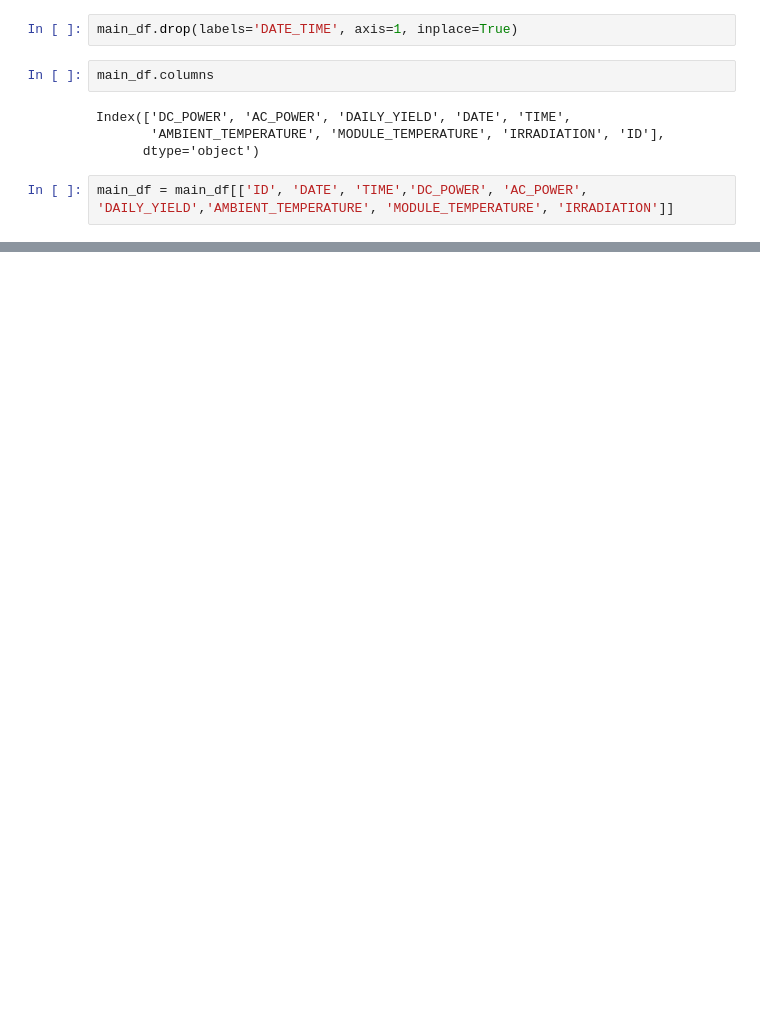
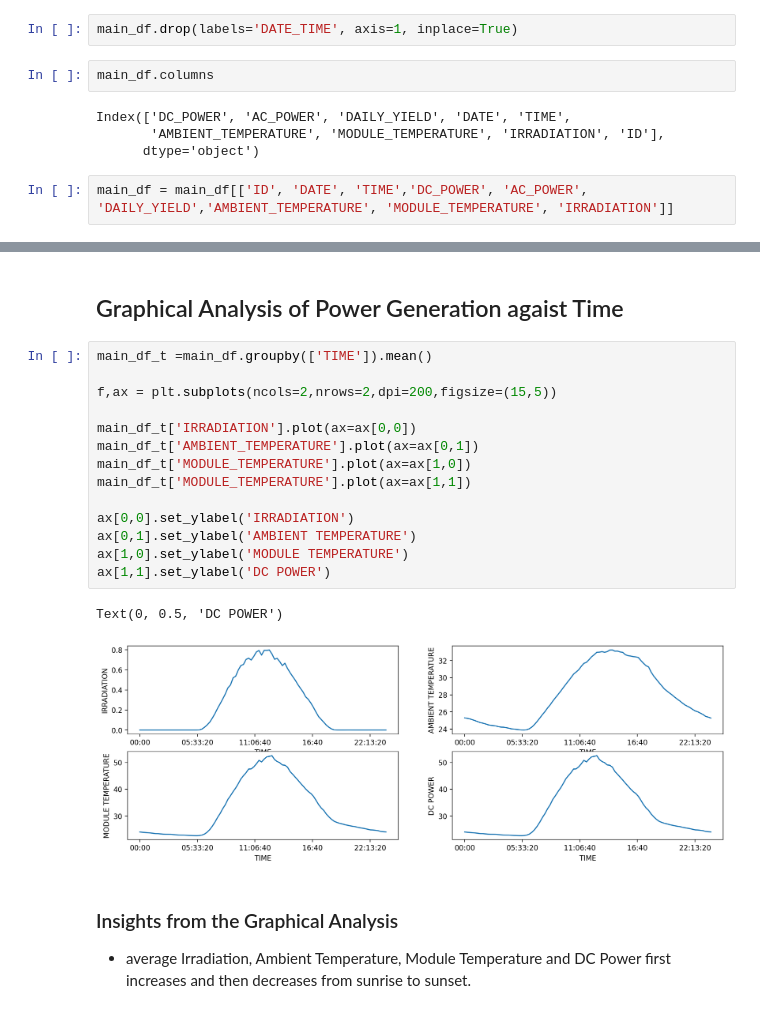
Before and after one commit to pasindu-94/solar-power-prediction, a Jupyter notebook: solar_power_prediction.ipynb, the cells around one changed output, grey strips where cells are left out. Drawn from its saved outputs; the diff is of its cells as text; blank space fills up the shorter version.

```diff
--- a/solar_power_prediction.ipynb
+++ b/solar_power_prediction.ipynb
@@ -214,0 +230,23 @@ main_df.head()
+# %% [markdown]
+## Graphical Analysis of Power Generation agaist Time
+# %%
+main_df_t =main_df.groupby(['TIME']).mean()
+
+f,ax = plt.subplots(ncols=2,nrows=2,dpi=200,figsize=(15,5))
+
+main_df_t['IRRADIATION'].plot(ax=ax[0,0])
+main_df_t['AMBIENT_TEMPERATURE'].plot(ax=ax[0,1])
+main_df_t['MODULE_TEMPERATURE'].plot(ax=ax[1,0])
+main_df_t['MODULE_TEMPERATURE'].plot(ax=ax[1,1])
+
+ax[0,0].set_ylabel('IRRADIATION')
+ax[0,1].set_ylabel('AMBIENT TEMPERATURE')
+ax[1,0].set_ylabel('MODULE TEMPERATURE')
+ax[1,1].set_ylabel('DC POWER')
+# %% [output]
+Text(0, 0.5, 'DC POWER')
+[figure, added]
+# %% [markdown]
+### Insights from the Graphical Analysis
+
+* average Irradiation, Ambient Temperature, Module Temperature and DC Power first increases and then decreases from sunrise to sunset.
```
Also changed, not shown: parts of 8 cells of this notebook.
